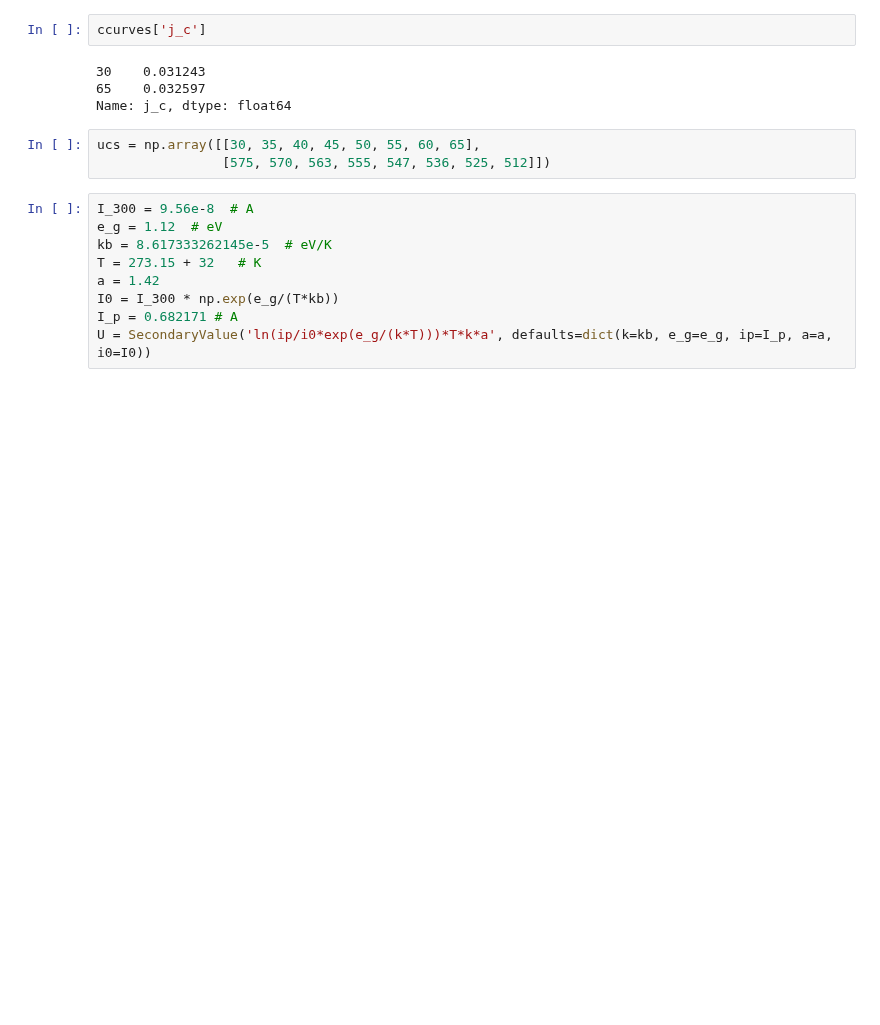
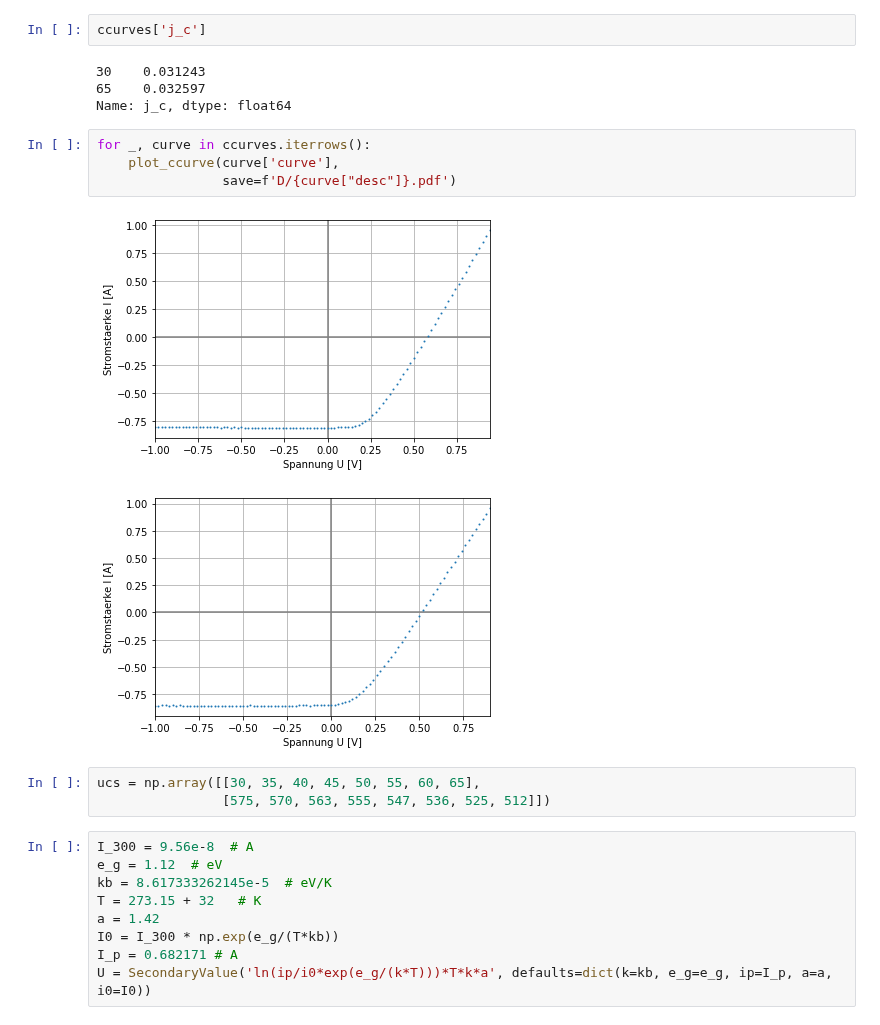
Before and after one commit to vale981/fpraktikum, a Jupyter notebook: SZ/auswertung/d.ipynb, the cells around one changed output. Cells and saved outputs as stored; diff of their text form; blank space fills up the shorter version.

```diff
--- a/SZ/auswertung/d.ipynb
+++ b/SZ/auswertung/d.ipynb
@@ -24,6 +24,13 @@ ccurves['j_c']
 30    0.031243
 65    0.032597
 Name: j_c, dtype: float64
+# %%
+for _, curve in ccurves.iterrows():
+    plot_ccurve(curve['curve'],
+                save=f'D/{curve["desc"]}.pdf')
+# %% [output]
+[figure, added]
+[figure, added]
 # %%
 ucs = np.array([[30, 35, 40, 45, 50, 55, 60, 65],
                 [575, 570, 563, 555, 547, 536, 525, 512]])
```
Also changed, not shown: parts of 1 cell of this notebook, 3 other files.
